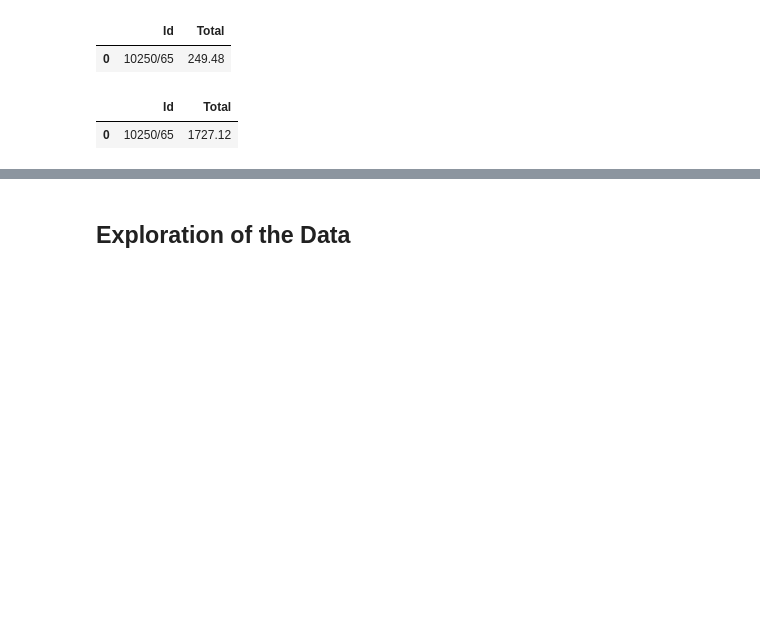
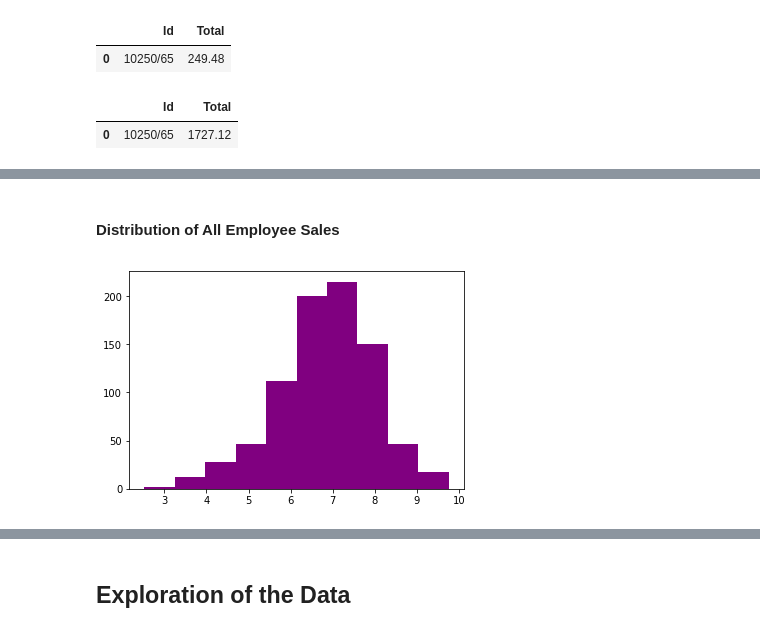
Before and after one commit to MagicMilly/dsc-2-final-project-online-ds-ft-100118, a Jupyter notebook: student.ipynb, the cells around one changed output, grey strips where cells are left out. Drawn from its saved outputs; the diff is of its cells as text; code cells hidden in the pictures; blank space fills up the shorter version.

```diff
--- a/student.ipynb
+++ b/student.ipynb
@@ -810,0 +617,5 @@ if abs(t) < critical_t:
+# %%
+# each sale by OrderId
+each_employee_sale = pd.read_sql_query('SELECT EmployeeId, OrderDetail.OrderId, SUM(UnitPrice*Quantity-UnitPrice*Discount)\
+AS Total FROM [Order] INNER JOIN OrderDetail ON [Order].Id = OrderDetail.OrderId GROUP BY OrderDetail.OrderId;', conn)
+each_employee_sale.head(15)
@@ -810,0 +690,6 @@ if abs(t) < critical_t:
+# %% [markdown]
+#### Distribution of All Employee Sales
+# %%
+plt.hist(np.log(each_employee_sale.Total), color='purple');
+# %% [output]
+[figure, added]
```
Also changed, not shown: parts of 48 cells of this notebook.
